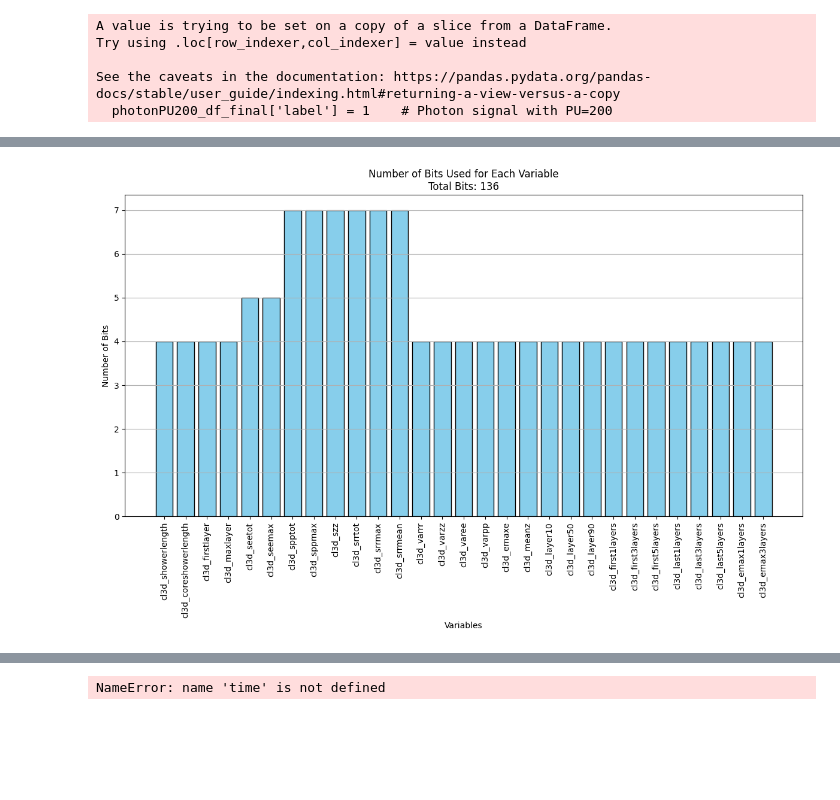
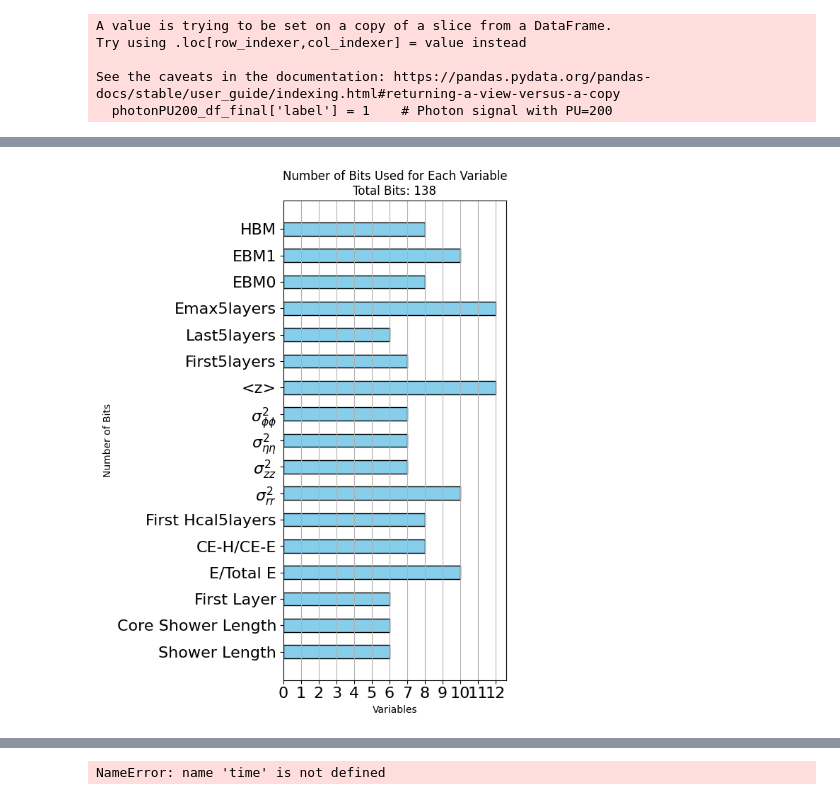
Before and after one commit to tdebnath16/shower_shape_studies, a Jupyter notebook: Quantisation.ipynb, the cells around one changed output, grey strips where cells are left out. Saved outputs shown, nothing was run; the diff lists cells and outputs as text; code cells hidden in the pictures; blank space fills up the shorter version.

```diff
--- a/Quantisation.ipynb
+++ b/Quantisation.ipynb
@@ -213,7 +269,29 @@ def quantize(feat, nbits, method, fmin, fmax):
     bins = np.linspace(fmin, fmax, nbins + 1) if method == 'uniform' else np.percentile(feat, np.linspace(0, 100, nbins + 1))
     return np.digitize(feat, bins, right=True)
 # %%
-nbits_dict = {col: maxbits(filtered_data[col]) for col in columns_for_training}
+#nbits_dict = {col: maxbits(filtered_data[col]) for col in columns_for_training} #if using maxbit function
+
+nbits_dict = { #if using manual declaration
+    'cl3d_showerlength': 6,
+    'cl3d_coreshowerlength': 6,
+    'cl3d_firstlayer': 6,
+    'cl3d_eot': 10,
+    'cl3d_hoe': 8,
+    'cl3d_firstHcal5layers': 8,
+    'cl3d_varrr': 10,
+    'cl3d_varzz': 7,
+    'cl3d_varee': 7,
+    'cl3d_varpp': 7,
+    'cl3d_meanz': 12,
+    #'cl3d_first1layers': 7,
+    'cl3d_first5layers': 7,
+    'cl3d_last5layers': 6,
+    'cl3d_emax5layers': 12,
+    'cl3d_ebm0': 8,
+    'cl3d_ebm1': 10,
+    'cl3d_hbm': 8,
+    #'cl3d_quality': 2
+}
 fmin_dict, fmax_dict = filtered_data[columns_for_training].min(), filtered_data[columns_for_training].max()
 # %%
 nbits_dict
@@ -339,29 +441,30 @@ quantized_data
 # %%
-total_bits = sum(nbits_used.values())
+total_bits = sum(nbits_dict.values())
+latex_labels = [var_latex_map.get(col, col) for col in nbits_dict.keys()]  # Use original name if no LaTeX is found
 
 # Plot the number of bits used for each feature
-plt.figure(figsize=(12, 8))
-plt.bar(nbits_used.keys(), nbits_used.values(), color='skyblue', edgecolor='black')
+plt.figure(figsize=(6, 8))
+plt.barh(latex_labels, nbits_dict.values(), color='skyblue', edgecolor='black', height=0.5)
 plt.xlabel('Variables')
 plt.ylabel('Number of Bits')
 plt.title(f'Number of Bits Used for Each Variable\nTotal Bits: {total_bits}')
 
 # Rotate the feature names on the x-axis for readability
-plt.xticks(rotation=90)
-
+plt.yticks(fontsize=16)
+plt.xticks(np.arange(0, max(nbits_dict.values()) + 1, 1), fontsize=16)
 # Add gridlines for y-axis
-plt.grid(axis='y')
+plt.grid(axis='x')
 
 # Adjust layout to prevent truncation of labels
 plt.tight_layout()
 
 # Save the plot with high resolution
 plt.savefig('bits.png', dpi=300)
 
 # Show the plot
 plt.show()
 # %% [output]
-[figure, old version]
+[figure, new version]
 # %%
 explainer = shap.Explainer(best_model, X_train)
 shap_values = explainer(X_test)
```
Also changed, not shown: parts of 13 cells of this notebook, 4 other files.
